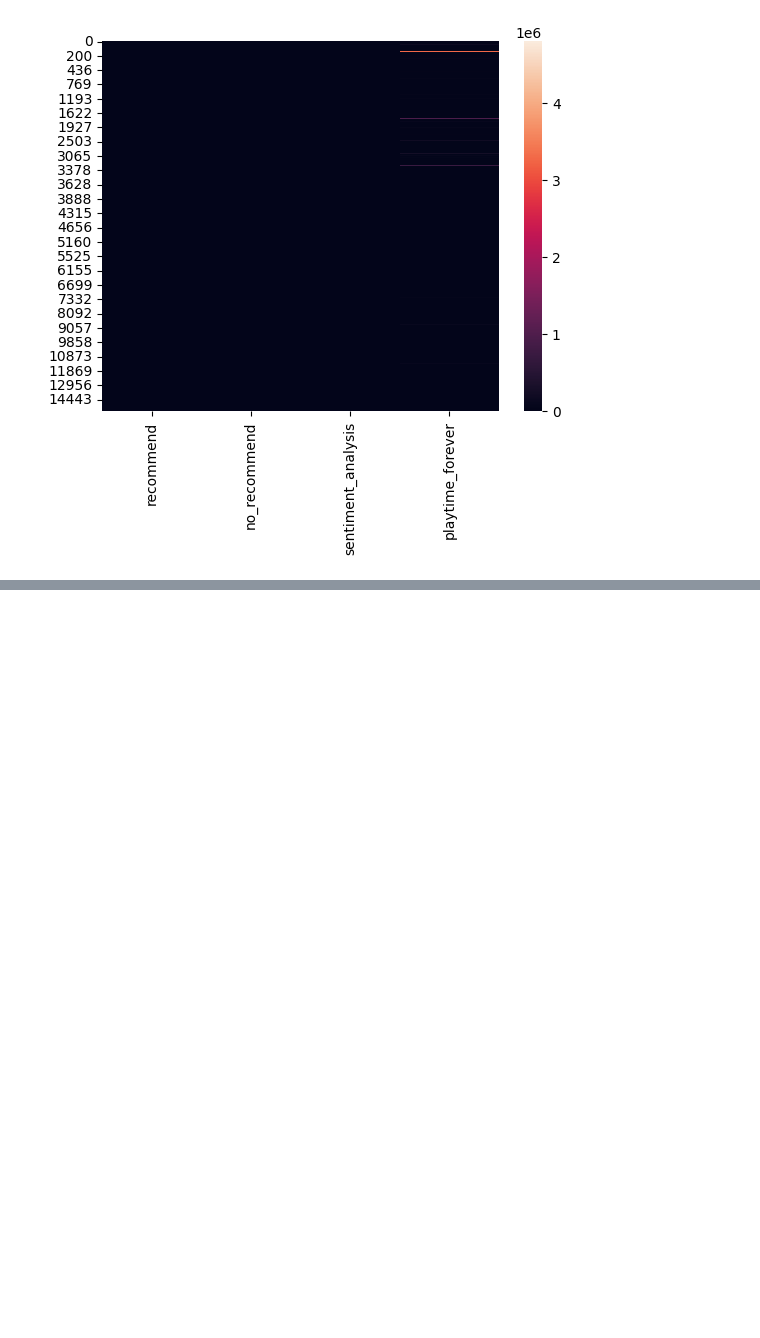
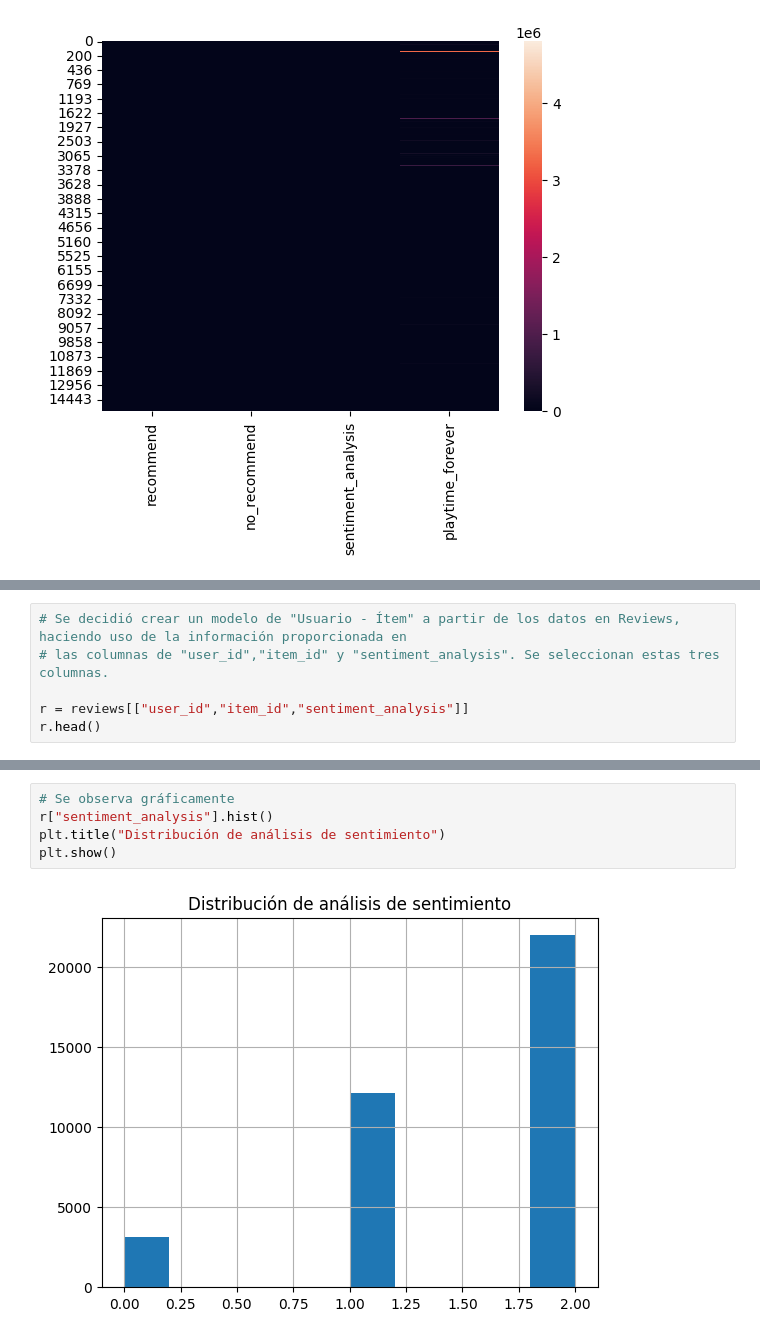
Before and after one commit to DaAnMaGi/Proyecto_Marzo, a Jupyter notebook: Parte 2/Revision_EDA.ipynb, the cells around one changed output, grey strips where cells are left out. Cells and saved outputs as stored; diff of their text form; blank space fills up the shorter version.

```diff
--- a/Parte 2/Revision_EDA.ipynb
+++ b/Parte 2/Revision_EDA.ipynb
@@ -214,0 +217,6 @@ sns.heatmap(total_generos[["recommend","no_recommend","sentiment_analysis","play
+# %%
+# Se decidió crear un modelo de "Usuario - Ítem" a partir de los datos en Reviews, haciendo uso de la información proporcionada en
+# las columnas de "user_id","item_id" y "sentiment_analysis". Se seleccionan estas tres columnas.
+
+r = reviews[["user_id","item_id","sentiment_analysis"]]
+r.head()
@@ -214,0 +252,7 @@ sns.heatmap(total_generos[["recommend","no_recommend","sentiment_analysis","play
+# %%
+# Se observa gráficamente
+r["sentiment_analysis"].hist()
+plt.title("Distribución de análisis de sentimiento")
+plt.show()
+# %% [output]
+[figure, added]
```
Also changed, not shown: parts of 9 cells of this notebook, 1 other file.
